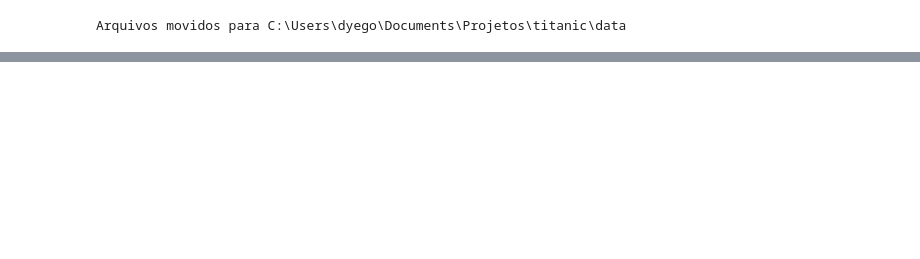
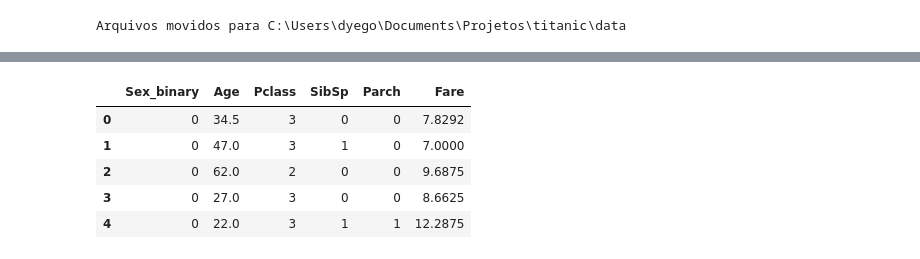
Before and after one commit to nerydyego/titanic, a Jupyter notebook: notebook/analise.ipynb, the cells around one changed output, grey strips where cells are left out. Saved outputs shown, nothing was run; the diff lists cells and outputs as text; code cells hidden in the pictures; blank space fills up the shorter version.

```diff
--- a/notebook/analise.ipynb
+++ b/notebook/analise.ipynb
@@ -47,0 +328,20 @@ variaveis = ['Sex_binary', 'Age']
+# %%
+train = pd.read_csv('../data/train.csv')
+test = pd.read_csv('../data/test.csv')
+
+variaveis = ['Sex_binary', 'Age', 'Pclass', 'SibSp', 'Parch', 'Fare']
+
+train['Sex_binary'] = train['Age'].map(transformar_sexo)
+test['Sex_binary'] = test['Age'].map(transformar_sexo)
+
+X = train[variaveis].fillna(-1)
+y = train["Survived"]
+# %%
+test[variaveis].head()
+# %% [output]
+|  | Sex_binary | Age | Pclass | SibSp | Parch | Fare |
+| 0 | 0 | 34.5 | 3 | 0 | 0 | 7.8292 |
+| 1 | 0 | 47.0 | 3 | 1 | 0 | 7.0000 |
+| 2 | 0 | 62.0 | 2 | 0 | 0 | 9.6875 |
+| 3 | 0 | 27.0 | 3 | 0 | 0 | 8.6625 |
+| 4 | 0 | 22.0 | 3 | 1 | 1 | 12.2875 |
```
Also changed, not shown: parts of 34 cells of this notebook, 5 other files.
